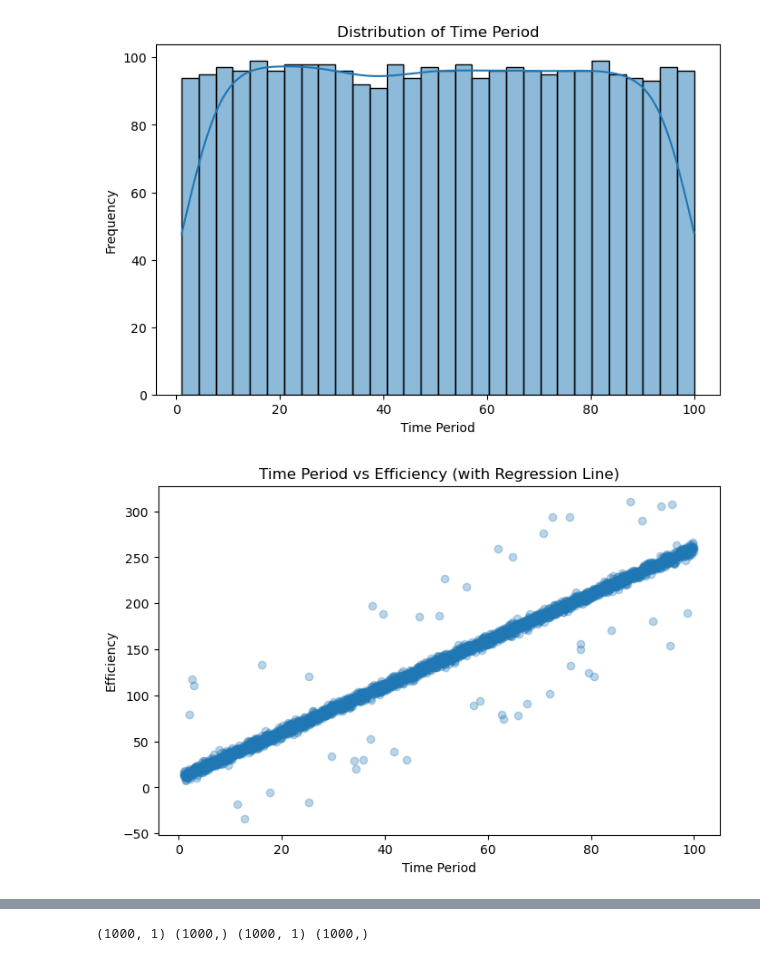
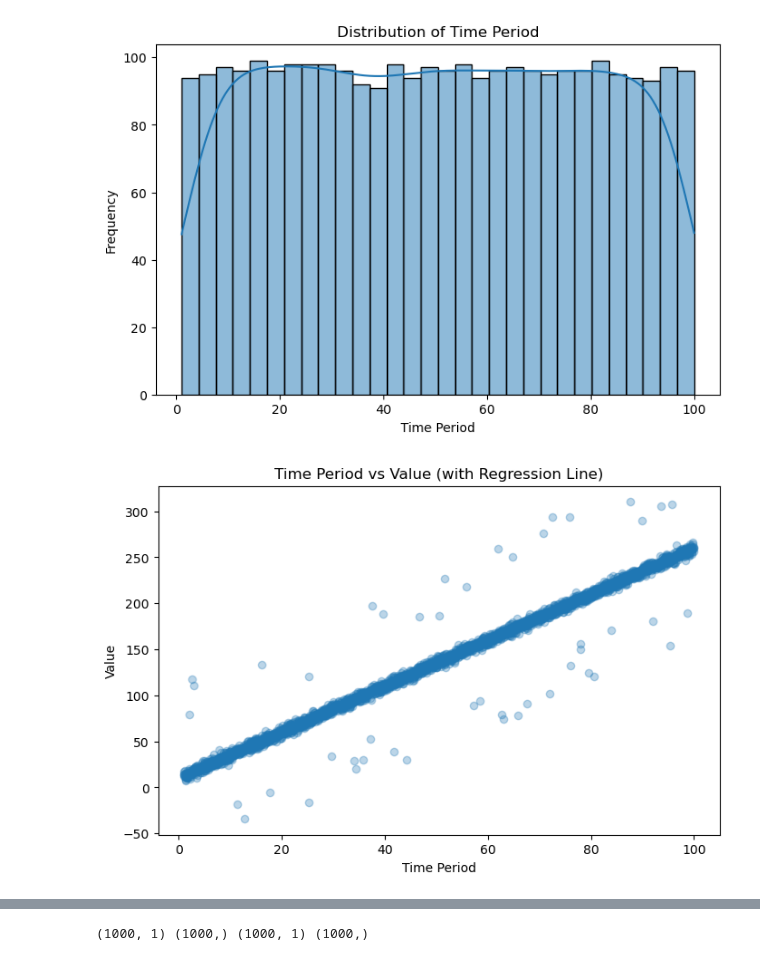
Before and after one commit to shaurya0702-droid/Linear_Regression_Scratch, a Jupyter notebook: linearreg.ipynb, the cells around one changed output, grey strips where cells are left out. Cells and saved outputs as stored; diff of their text form; code cells hidden in the pictures.

```diff
--- a/linearreg.ipynb
+++ b/linearreg.ipynb
@@ -1,7 +1,7 @@
 # %%
 import numpy as np
 import pandas as pd
-file_path = r"C:\Users\shara\OneDrive\Desktop\ML ACTS\study_analysis.csv"
+file_path = r"C:\Users\shara\OneDrive\Desktop\ML ACTS\projects ml\Linear Regression\mental_health dataset.csv"
 df = pd.read_csv(file_path)
 print(df.head())
 print(df.tail())
@@ -112,17 +112,14 @@ plt.show()
 [figure]
 # %%
 plt.figure(figsize=(8, 5))
-sns.regplot(x='Time_Period',y='Efficiency', data=df_shuffled, scatter_kws={'alpha':0.3}) #scatter_kws=alpha for opacity kws means keyword argumants(kwagrs)
-plt.title('Time Period vs Efficiency (with Regression Line)')
+sns.regplot(x='Time_Period',y='Value', data=df_shuffled, scatter_kws={'alpha':0.3}) #scatter_kws=alpha for opacity kws means keyword argumants(kwagrs)
+plt.title('Time Period vs Value (with Regression Line)')
 plt.xlabel('Time Period')
-plt.ylabel('Efficiency')
+plt.ylabel('Value')
 plt.show()
-#outcome The regression line is nearly flat, indicating that
-# "Time Period" does not significantly predict or explain the changes in "Efficiency".
-
-#this reg line is not our model , it is done by seaborn regplot
-# #as it is fitting a simple linear reg model to data purely for eda by itself
+#outcome The regression line is nearly straight, indicating that
+# "Time Period" predict or explain the changes in "Value".
 # %% [output]
-[figure, old version]
+[figure, new version]
 # %%
 plt.figure(figsize=(8, 5))
```
Also changed, not shown: parts of 14 cells of this notebook.
